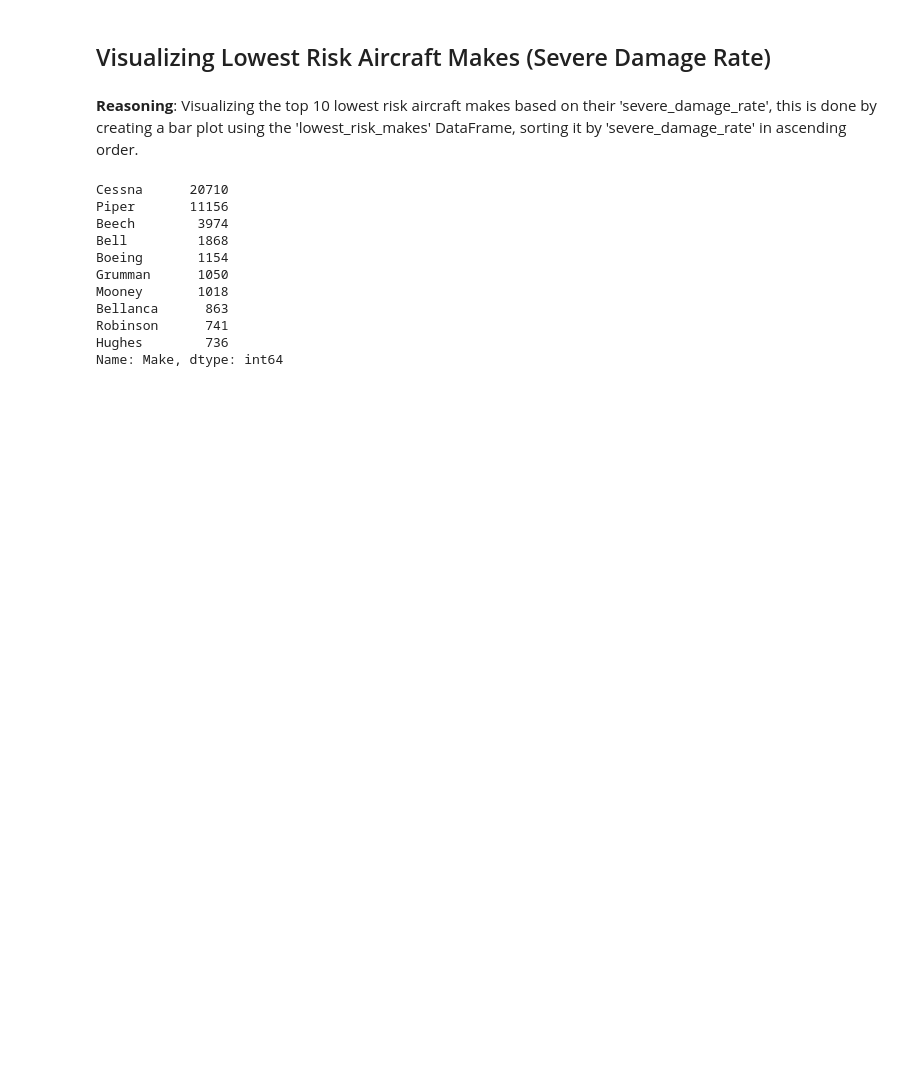
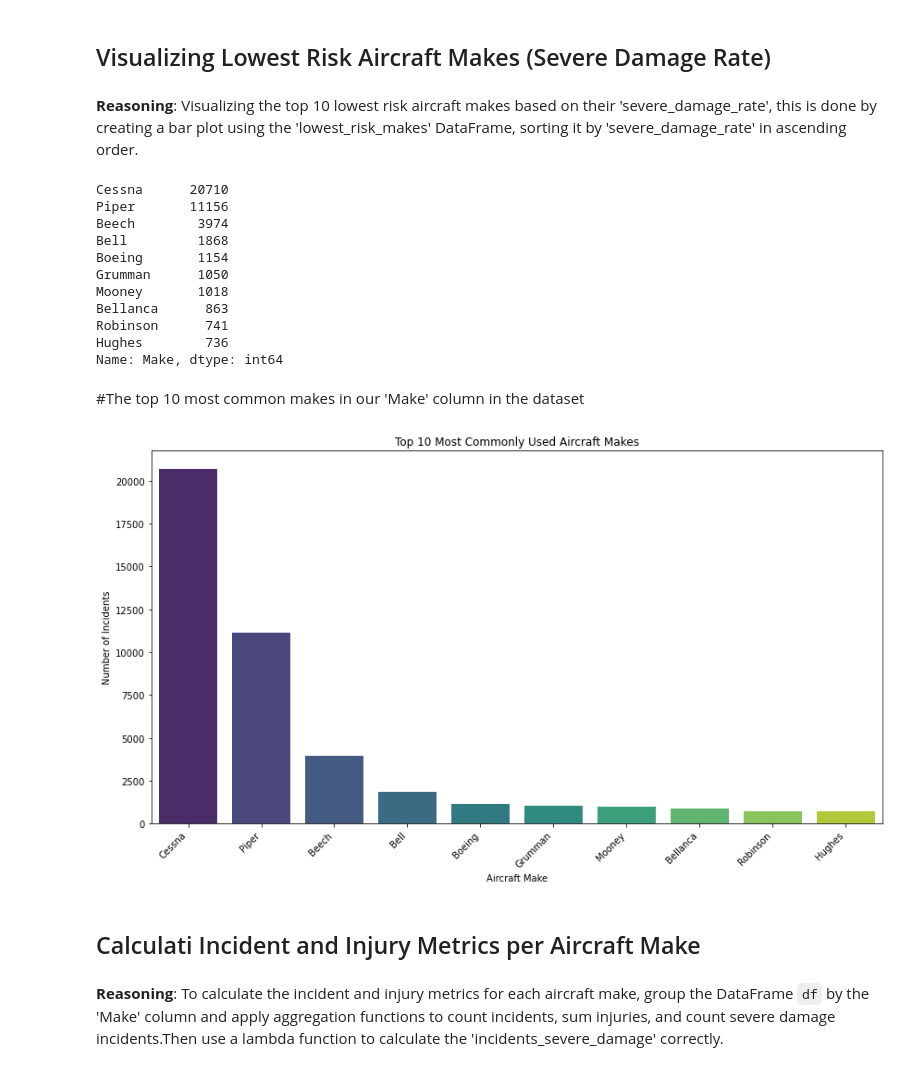
Before and after one commit to mading225/First_Project, a Jupyter notebook: Untitled-1.ipynb, the cells around one changed output. Cells and saved outputs as stored; diff of their text form; code cells hidden in the pictures; blank space fills up the shorter version.

```diff
--- a/Untitled-1.ipynb
+++ b/Untitled-1.ipynb
@@ -639,3 +639,24 @@ Bellanca      863
 Robinson      741
 Hughes        736
 Name: Make, dtype: int64
+# %% [markdown]
+#The top 10 most common makes in our 'Make' column in the dataset
+# %%
+#Generating the top 10 most 'Makes' in the "Make" column
+most_common_makes = df['Make'].value_counts().head(10)
+
+plt.figure(figsize=(12, 7))
+sns.barplot(x=most_common_makes.index, y=most_common_makes.values, palette='viridis')
+plt.title('Top 10 Most Commonly Used Aircraft Makes')
+plt.xlabel('Aircraft Make')
+plt.ylabel('Number of Incidents')
+plt.xticks(rotation=45, ha='right')
+plt.tight_layout()
+plt.show()
+# %% [output]
+[figure, added]
+# %% [markdown]
+## Calculati Incident and Injury Metrics per Aircraft Make
+# %% [markdown]
+**Reasoning**:
+To calculate the incident and injury metrics for each aircraft make, group the DataFrame `df` by the 'Make' column and apply aggregation functions to count incidents, sum injuries, and count severe damage incidents.Then use a lambda function to calculate the 'incidents_severe_damage' correctly.
```
Also changed, not shown: parts of 4 cells of this notebook.
